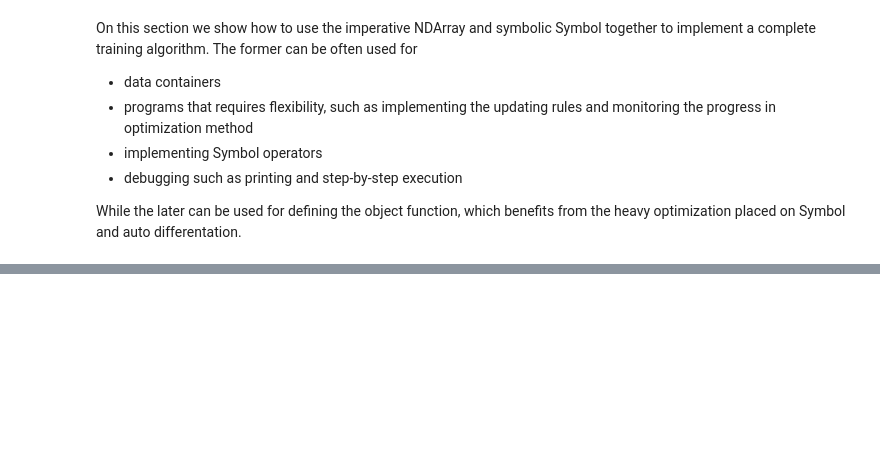
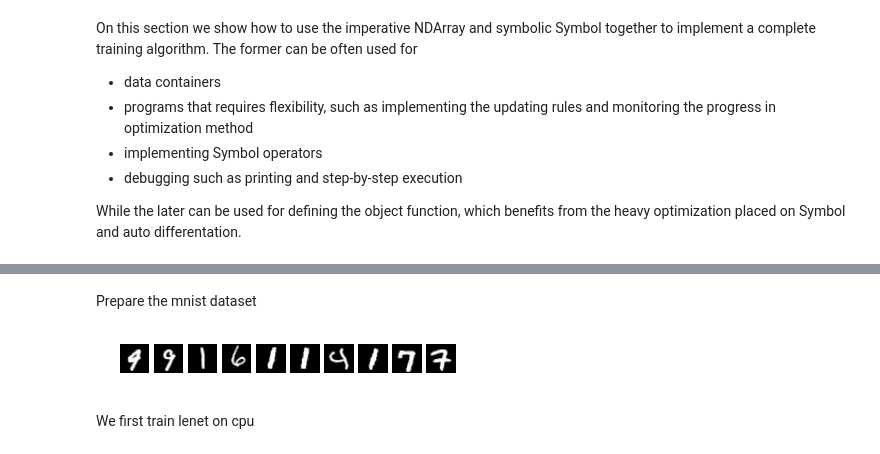
Before and after one commit to dmlc/mxnet-notebooks, a Jupyter notebook: python/basic/mixed.ipynb, the cells around one changed output, grey strips where cells are left out. Saved outputs shown, nothing was run; the diff lists cells and outputs as text; code cells hidden in the pictures; blank space fills up the shorter version.

```diff
--- a/python/basic/mixed.ipynb
+++ b/python/basic/mixed.ipynb
@@ -137,0 +198,3 @@ TODO
+# %%
+batch_size = 100
+train(net, [batch_size, num_features], lambda : toy_data.get(batch_size), [mx.cpu(), mx.gpu()], [1, 5])
@@ -137,0 +253,32 @@ TODO
+# %% [markdown]
+Prepare the mnist dataset
+# %%
+from sklearn.datasets import fetch_mldata
+import numpy as np
+
+class MNIST:
+    def __init__(self):
+        mnist = fetch_mldata('MNIST original')
+        p = np.random.permutation(mnist.data.shape[0])
+        self.X = mnist.data[p]
+        self.Y = mnist.target[p]
+        self.pos = 0
+    def get(self, batch_size):
+        p = self.pos
+        self.pos += batch_size
+        return X[p:p+batch_size,:], Y[p:p+batch_size]
+    def reset(self):
+        self.pos = 0
+    def plot(self):
+        for i in range(10):
+            plt.subplot(1,10,i+1)
+            plt.imshow(self.X[i].reshape((28,28)), cmap='Greys_r')
+            plt.axis('off')
+        plt.show()
+
+mnist = MNIST()
+mnist.plot()
+# %% [output]
+[figure, added]
+# %% [markdown]
+We first train lenet on cpu
```
Also changed, not shown: parts of 12 cells of this notebook.
